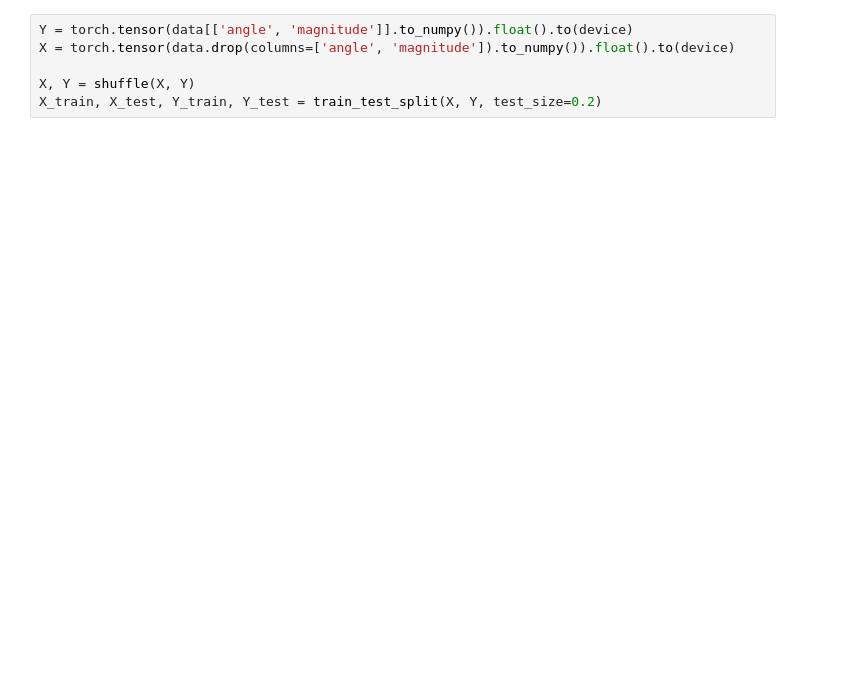
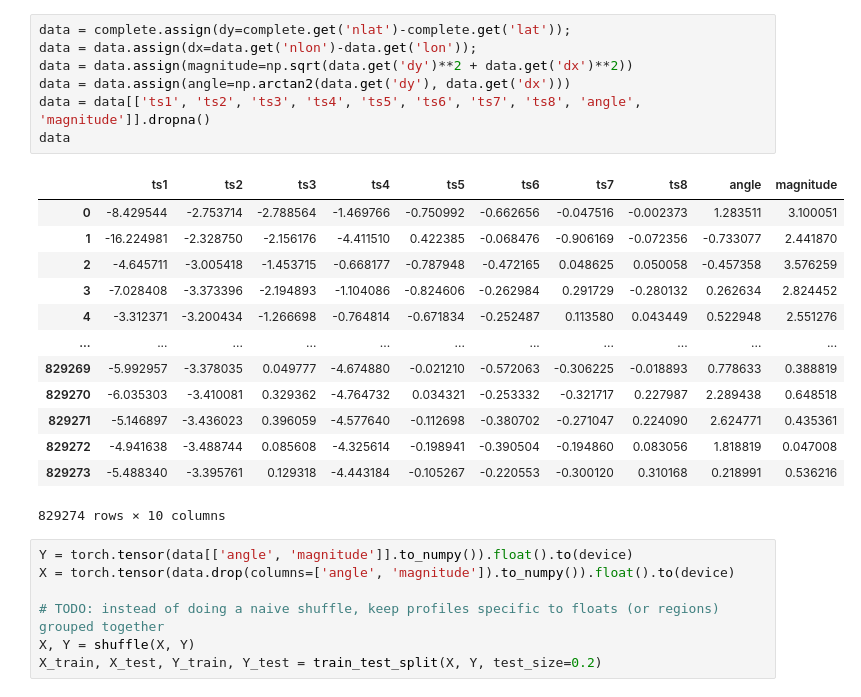
Before and after one commit to kalkulator413/argo_nn, a Jupyter notebook: train.ipynb, the cells around one changed output. Drawn from its saved outputs; the diff is of its cells as text; blank space fills up the shorter version.

```diff
--- a/train.ipynb
+++ b/train.ipynb
@@ -14,7 +32,29 @@ data = pd.read_csv('out.csv')
+# %%
+data = complete.assign(dy=complete.get('nlat')-complete.get('lat'));
+data = data.assign(dx=data.get('nlon')-data.get('lon'));
+data = data.assign(magnitude=np.sqrt(data.get('dy')**2 + data.get('dx')**2))
+data = data.assign(angle=np.arctan2(data.get('dy'), data.get('dx')))
+data = data[['ts1', 'ts2', 'ts3', 'ts4', 'ts5', 'ts6', 'ts7', 'ts8', 'angle', 'magnitude']].dropna()
+data
+# %% [output]
+|  | ts1 | ts2 | ts3 | ts4 | ts5 | ts6 | ts7 | ts8 | angle | magnitude |
+| 0 | -8.429544 | -2.753714 | -2.788564 | -1.469766 | -0.750992 | -0.662656 | -0.047516 | -0.002373 | 1.283511 | 3.100051 |
+| 1 | -16.224981 | -2.328750 | -2.156176 | -4.411510 | 0.422385 | -0.068476 | -0.906169 | -0.072356 | -0.733077 | 2.441870 |
+| 2 | -4.645711 | -3.005418 | -1.453715 | -0.668177 | -0.787948 | -0.472165 | 0.048625 | 0.050058 | -0.457358 | 3.576259 |
+| 3 | -7.028408 | -3.373396 | -2.194893 | -1.104086 | -0.824606 | -0.262984 | 0.291729 | -0.280132 | 0.262634 | 2.824452 |
+| 4 | -3.312371 | -3.200434 | -1.266698 | -0.764814 | -0.671834 | -0.252487 | 0.113580 | 0.043449 | 0.522948 | 2.551276 |
+| ... | ... | ... | ... | ... | ... | ... | ... | ... | ... | ... |
+| 829269 | -5.992957 | -3.378035 | 0.049777 | -4.674880 | -0.021210 | -0.572063 | -0.306225 | -0.018893 | 0.778633 | 0.388819 |
+| 829270 | -6.035303 | -3.410081 | 0.329362 | -4.764732 | 0.034321 | -0.253332 | -0.321717 | 0.227987 | 2.289438 | 0.648518 |
+| 829271 | -5.146897 | -3.436023 | 0.396059 | -4.577640 | -0.112698 | -0.380702 | -0.271047 | 0.224090 | 2.624771 | 0.435361 |
+| 829272 | -4.941638 | -3.488744 | 0.085608 | -4.325614 | -0.198941 | -0.390504 | -0.194860 | 0.083056 | 1.818819 | 0.047008 |
+| 829273 | -5.488340 | -3.395761 | 0.129318 | -4.443184 | -0.105267 | -0.220553 | -0.300120 | 0.310168 | 0.218991 | 0.536216 |
+829274 rows × 10 columns
 # %%
 Y = torch.tensor(data[['angle', 'magnitude']].to_numpy()).float().to(device)
 X = torch.tensor(data.drop(columns=['angle', 'magnitude']).to_numpy()).float().to(device)
 
+# TODO: instead of doing a naive shuffle, keep profiles specific to floats (or regions) grouped together
 X, Y = shuffle(X, Y)
 X_train, X_test, Y_train, Y_test = train_test_split(X, Y, test_size=0.2)
 # %%
```
Also changed, not shown: parts of 7 cells of this notebook.
